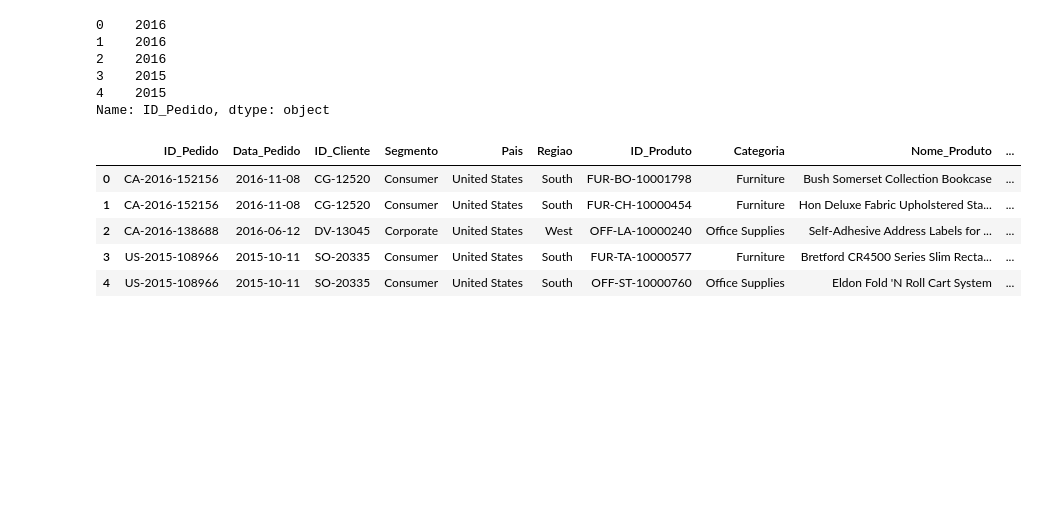
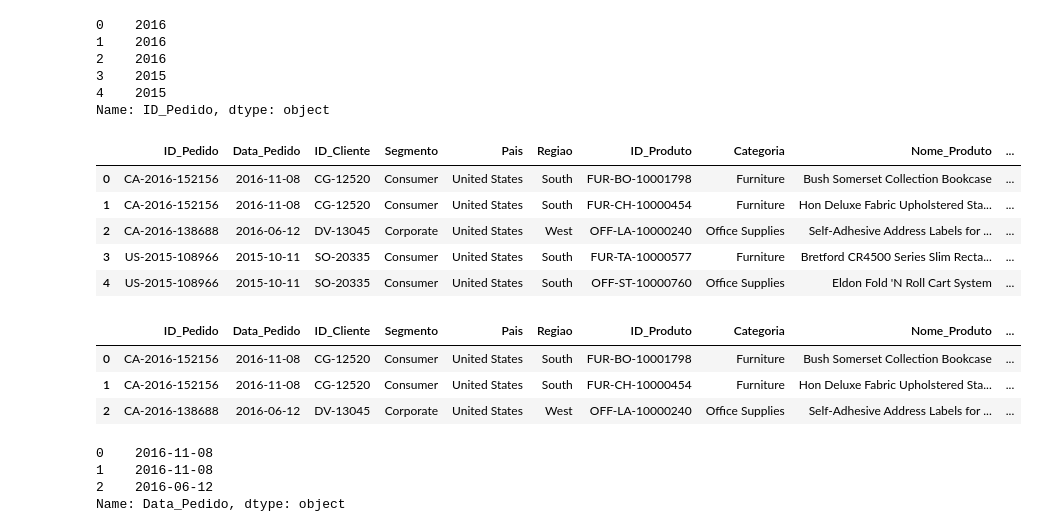
Before and after one commit to leandroclv/DSA_Python, a Jupyter notebook: POO/Pandas.ipynb, the cells around one changed output. Drawn from its saved outputs; the diff is of its cells as text; code cells hidden in the pictures; blank space fills up the shorter version.

```diff
--- a/POO/Pandas.ipynb
+++ b/POO/Pandas.ipynb
@@ -505,3 +505,17 @@ dsa_df.head()
 | 2 | CA-2016-138688 | 2016-06-12 | DV-13045 | Corporate | United States | West | OFF-LA-10000240 | Office Supplies | Self-Adhesive Address Labels for ... | ... |
 | 3 | US-2015-108966 | 2015-10-11 | SO-20335 | Consumer | United States | South | FUR-TA-10000577 | Furniture | Bretford CR4500 Series Slim Recta... | ... |
 | 4 | US-2015-108966 | 2015-10-11 | SO-20335 | Consumer | United States | South | OFF-ST-10000760 | Office Supplies | Eldon Fold 'N Roll Cart System | ... |
+# %%
+dsa_df.head(3)
+# %% [output]
+|  | ID_Pedido | Data_Pedido | ID_Cliente | Segmento | Pais | Regiao | ID_Produto | Categoria | Nome_Produto | ... |
+| 0 | CA-2016-152156 | 2016-11-08 | CG-12520 | Consumer | United States | South | FUR-BO-10001798 | Furniture | Bush Somerset Collection Bookcase | ... |
+| 1 | CA-2016-152156 | 2016-11-08 | CG-12520 | Consumer | United States | South | FUR-CH-10000454 | Furniture | Hon Deluxe Fabric Upholstered Sta... | ... |
+| 2 | CA-2016-138688 | 2016-06-12 | DV-13045 | Corporate | United States | West | OFF-LA-10000240 | Office Supplies | Self-Adhesive Address Labels for ... | ... |
+# %%
+dsa_df['Data_Pedido'].head(3)
+# %% [output]
+0    2016-11-08
+1    2016-11-08
+2    2016-06-12
+Name: Data_Pedido, dtype: object
```
Also changed, not shown: parts of 1 cell of this notebook.
